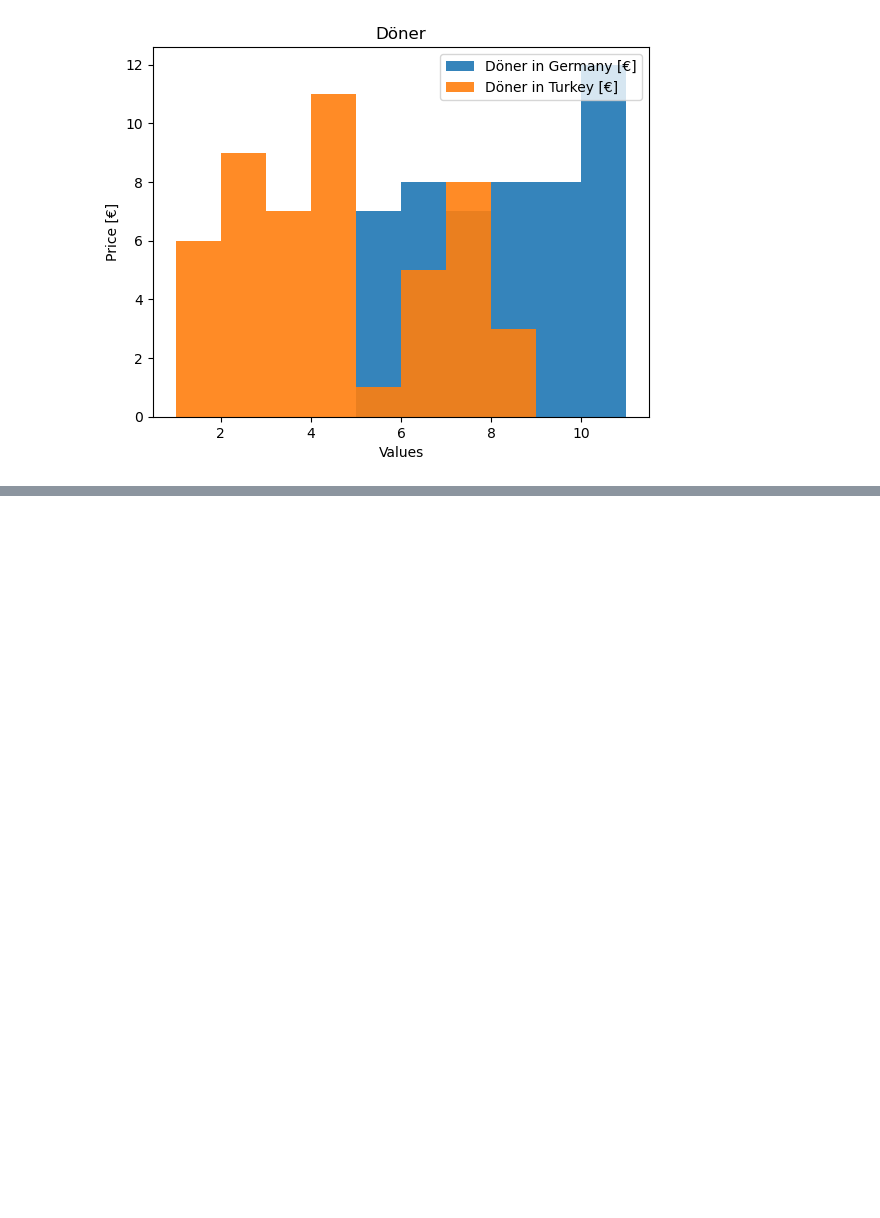
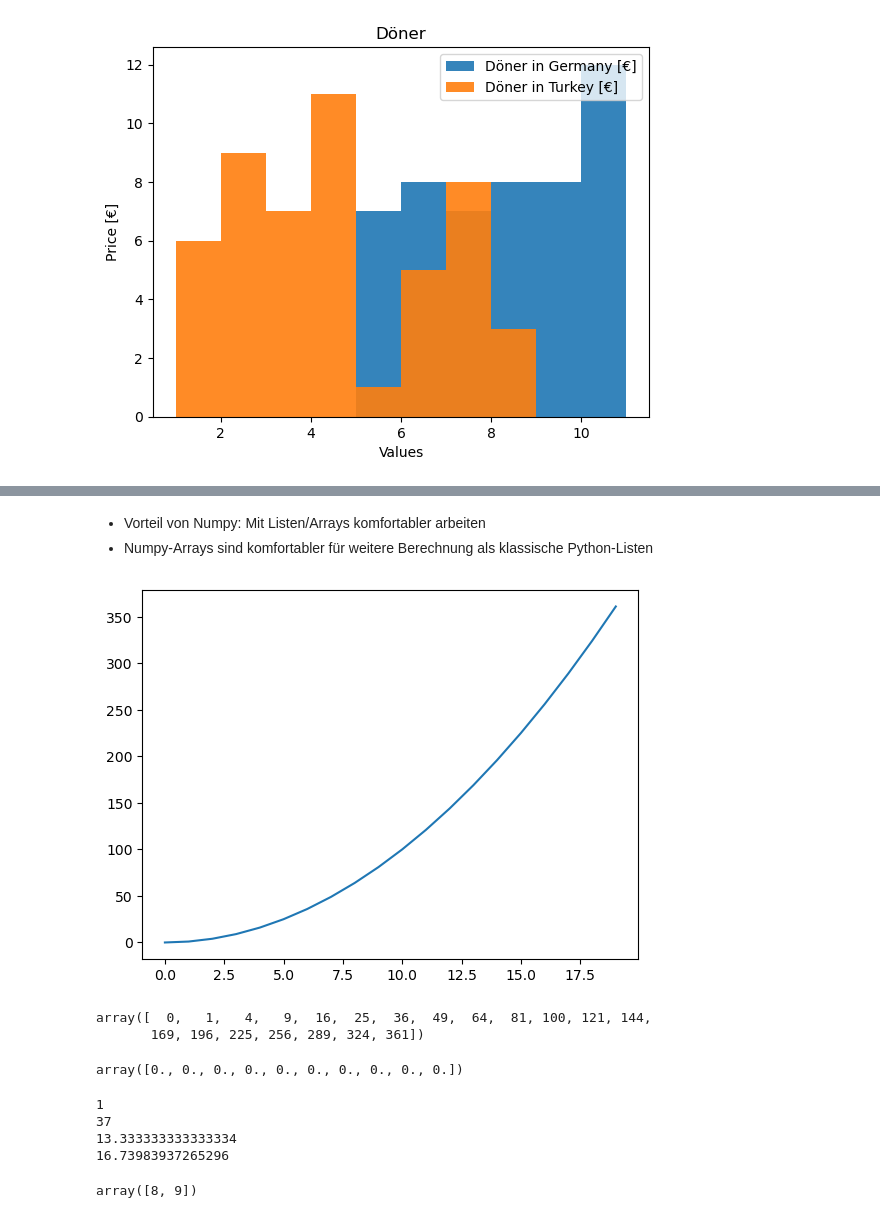
Before and after one commit to dkc00/HSI-experiments, a Jupyter notebook: Numpy-Pandas.ipynb, the cells around one changed output, grey strips where cells are left out. Drawn from its saved outputs; the diff is of its cells as text; code cells hidden in the pictures; blank space fills up the shorter version.

```diff
--- a/Numpy-Pandas.ipynb
+++ b/Numpy-Pandas.ipynb
@@ -124,0 +133,38 @@ import numpy.ma as ma
+# %% [markdown]
+- Vorteil von Numpy: Mit Listen/Arrays komfortabler arbeiten
+- Numpy-Arrays sind komfortabler für weitere Berechnung als klassische Python-Listen
+# %%
+xs = []
+for x in range (0,20):
+    xs.append(x)
+xs = np.arange(20) # array([0,1,2,...19])
+ys = xs ** 2
+plt.plot(xs,ys)
+plt.show()
+# %% [output]
+[figure, added]
+# %%
+np.arange(20) **2
+# %% [output]
+array([  0,   1,   4,   9,  16,  25,  36,  49,  64,  81, 100, 121, 144,
+       169, 196, 225, 256, 289, 324, 361])
+# %%
+np.zeros(10)
+# %% [output]
+array([0., 0., 0., 0., 0., 0., 0., 0., 0., 0.])
+# %%
+print(np.array([1,2,37]).min())
+print(np.array([1,2,37]).max())
+print(np.array([1,2,37]).mean())
+print(np.array([1,2,37]).std())
+# %% [output]
+1
+37
+13.333333333333334
+16.73983937265296
+# %%
+a=np.array([7,8,9,10])
+b = np.array([False, True, True, False]) # Possibility to combine integer with boolean arrays
+a[b] # Filter of a with application of b (Only true values are returned)
+# %% [output]
+array([8, 9])
```
Also changed, not shown: parts of 8 cells of this notebook.
